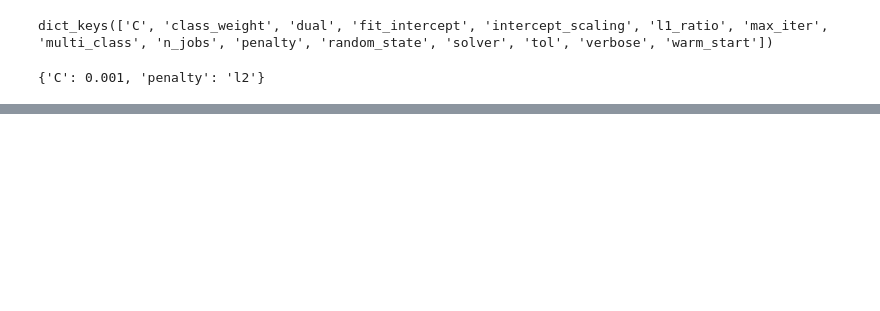
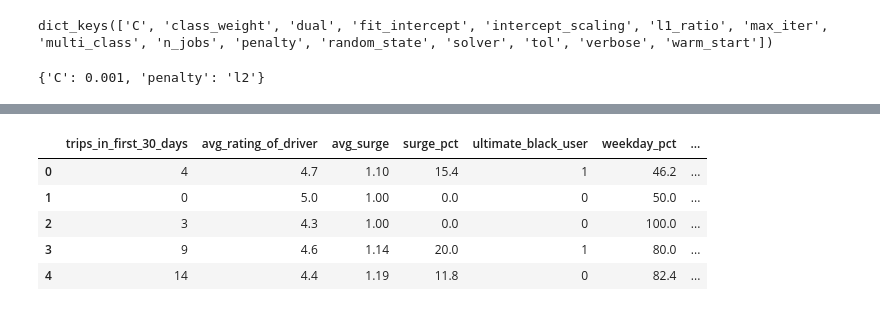
Before and after one commit to nahsradus/SpringBoard, a Jupyter notebook: 26.2.2_Ultimate_challenge/Part3 Predictive Analysis.ipynb, the cells around one changed output, grey strips where cells are left out. Drawn from its saved outputs; the diff is of its cells as text; code cells hidden in the pictures; blank space fills up the shorter version.

```diff
--- a/26.2.2_Ultimate_challenge/Part3 Predictive Analysis.ipynb
+++ b/26.2.2_Ultimate_challenge/Part3 Predictive Analysis.ipynb
@@ -655,0 +654,33 @@ memory usage: 4.2+ MB
+# %%
+# Let's cleanup and prepare the data
+
+# Retained user
+df['retained'] = (df.last_trip_date >= '2014-06-01')*1
+
+# Change boolean to integer
+df['ultimate_black_user'] = df['ultimate_black_user'].astype(int)
+
+# Filling null values with Other for phone
+df['phone'].fillna('Other', inplace = True)
+
+
+# Let's fill the NaN in rating column by median
+
+df['avg_rating_by_driver'] = df['avg_rating_by_driver'].fillna(df['avg_rating_by_driver'].median())
+df['avg_rating_of_driver'] = df['avg_rating_of_driver'].fillna(df['avg_rating_of_driver'].median())
+
+# Let's drop date column
+df.drop(['signup_date','last_trip_date'], axis = 1, inplace = True)
+
+df['city'] = df['city'].astype('category')
+df['phone'] = df['phone'].astype('category')
+
+df = pd.get_dummies(df)
+df.head()
+# %% [output]
+|  | trips_in_first_30_days | avg_rating_of_driver | avg_surge | surge_pct | ultimate_black_user | weekday_pct | ... |
+| 0 | 4 | 4.7 | 1.10 | 15.4 | 1 | 46.2 | ... |
+| 1 | 0 | 5.0 | 1.00 | 0.0 | 0 | 50.0 | ... |
+| 2 | 3 | 4.3 | 1.00 | 0.0 | 0 | 100.0 | ... |
+| 3 | 9 | 4.6 | 1.14 | 20.0 | 1 | 80.0 | ... |
+| 4 | 14 | 4.4 | 1.19 | 11.8 | 0 | 82.4 | ... |
```
Also changed, not shown: parts of 79 cells of this notebook.
